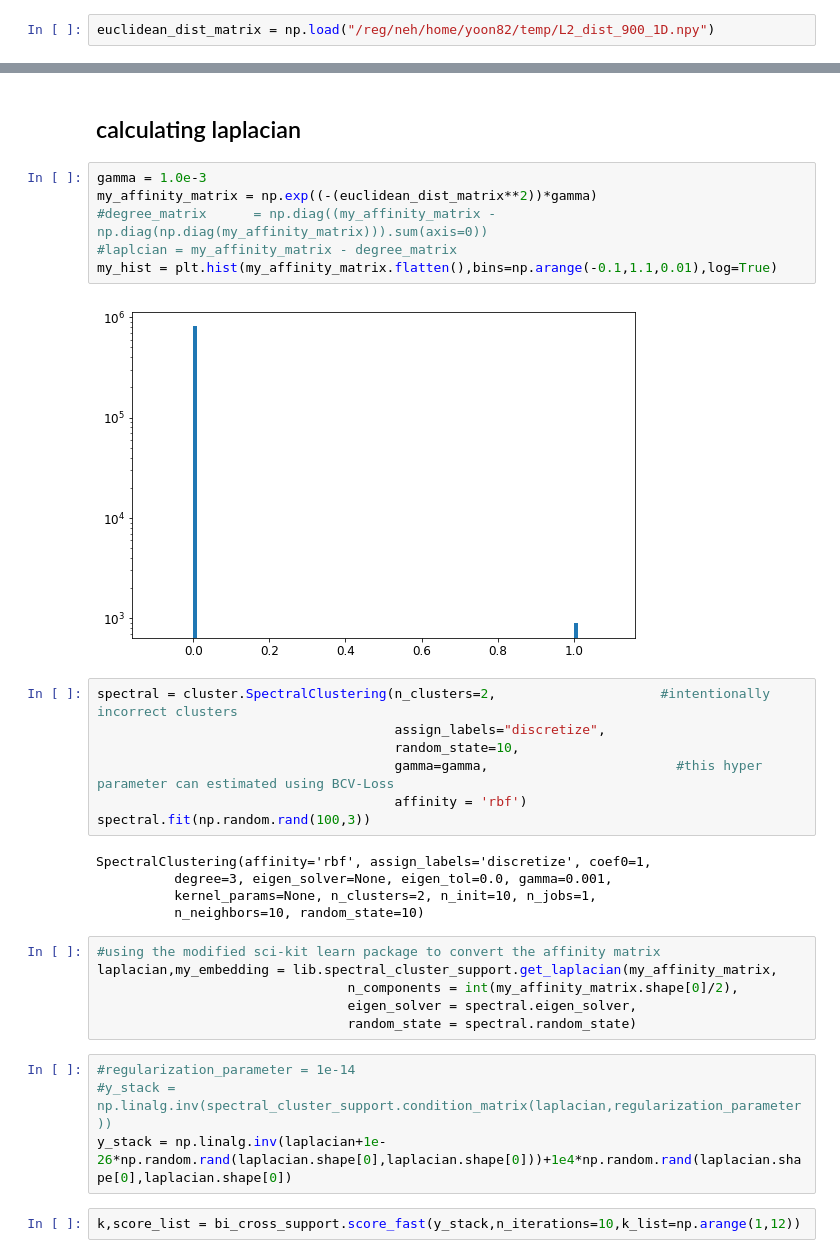
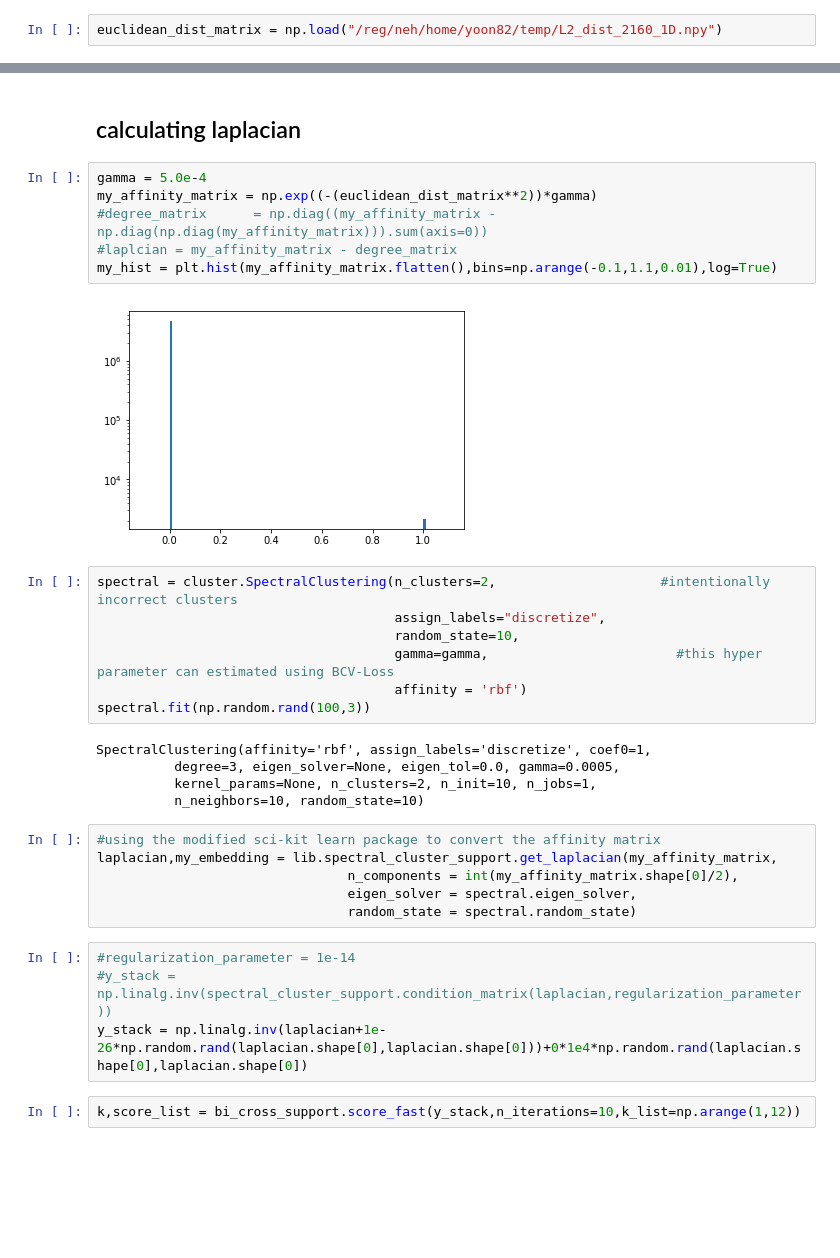
Before and after one commit to sioan/bcv_spectral_clustering, a Jupyter notebook: refactoring_test.ipynb, the cells around one changed output, grey strips where cells are left out. Drawn from its saved outputs; the diff is of its cells as text; blank space fills up the shorter version.

```diff
--- a/refactoring_test.ipynb
+++ b/refactoring_test.ipynb
@@ -155,7 +150,7 @@ plt.imshow(euclidean_dist_matrix)
 # %% [markdown]
 # protein
 # %%
-euclidean_dist_matrix = np.load("/reg/neh/home/yoon82/temp/L2_dist_900_1D.npy")
+euclidean_dist_matrix = np.load("/reg/neh/home/yoon82/temp/L2_dist_2160_1D.npy")
 # %%
 #forcing first block  of matrix to have one null space
 for i in np.arange(299): euclidean_dist_matrix[i,i+1] =100
@@ -165,13 +160,13 @@ for i in np.arange(299): euclidean_dist_matrix[i+1,i] =100
 # %% [markdown]
 ## calculating laplacian
 # %%
-gamma = 1.0e-3
+gamma = 5.0e-4
 my_affinity_matrix = np.exp((-(euclidean_dist_matrix**2))*gamma)
 #degree_matrix      = np.diag((my_affinity_matrix - np.diag(np.diag(my_affinity_matrix))).sum(axis=0))
 #laplcian = my_affinity_matrix - degree_matrix
 my_hist = plt.hist(my_affinity_matrix.flatten(),bins=np.arange(-0.1,1.1,0.01),log=True)
 # %% [output]
-[figure, old version]
+[figure, new version]
 # %%
 spectral = cluster.SpectralClustering(n_clusters=2,                     #intentionally incorrect clusters
                                       assign_labels="discretize",
@@ -181,7 +176,7 @@ spectral = cluster.SpectralClustering(n_clusters=2,                     #intenti
 spectral.fit(np.random.rand(100,3))
 # %% [output]
 SpectralClustering(affinity='rbf', assign_labels='discretize', coef0=1,
-          degree=3, eigen_solver=None, eigen_tol=0.0, gamma=0.001,
+          degree=3, eigen_solver=None, eigen_tol=0.0, gamma=0.0005,
           kernel_params=None, n_clusters=2, n_init=10, n_jobs=1,
           n_neighbors=10, random_state=10)
 # %%
@@ -193,7 +188,7 @@ laplacian,my_embedding = lib.spectral_cluster_support.get_laplacian(my_affinity_
 # %%
 #regularization_parameter = 1e-14
 #y_stack = np.linalg.inv(spectral_cluster_support.condition_matrix(laplacian,regularization_parameter))
-y_stack = np.linalg.inv(laplacian+1e-26*np.random.rand(laplacian.shape[0],laplacian.shape[0]))+1e4*np.random.rand(laplacian.shape[0],laplacian.shape[0])
+y_stack = np.linalg.inv(laplacian+1e-26*np.random.rand(laplacian.shape[0],laplacian.shape[0]))+0*1e4*np.random.rand(laplacian.shape[0],laplacian.shape[0])
 # %%
 k,score_list = bi_cross_support.score_fast(y_stack,n_iterations=10,k_list=np.arange(1,12))
 # %% [output]
```
Also changed, not shown: parts of 8 cells of this notebook.
